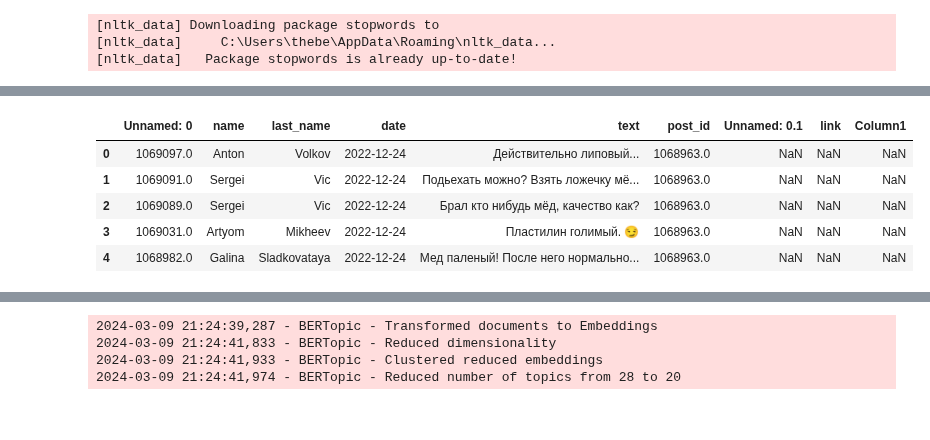
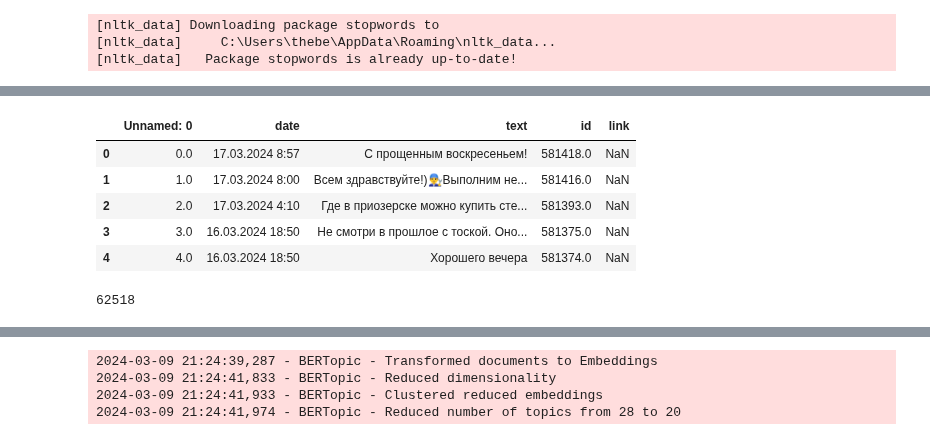
Before and after one commit to Sandrro/sloyka, a Jupyter notebook: sloyka/src/graph_with_cluster.ipynb, the cells around one changed output, grey strips where cells are left out. Drawn from its saved outputs; the diff is of its cells as text; code cells hidden in the pictures.

```diff
--- a/sloyka/src/graph_with_cluster.ipynb
+++ b/sloyka/src/graph_with_cluster.ipynb
@@ -34,22 +34,26 @@ Some weights of the model checkpoint at DeepPavlov/rubert-base-cased were not us
 # %%
-directory = "C:\\Users\\thebe\\OneDrive - ITMO UNIVERSITY\\НИРМА\\Data\\checked_all_data_raw"
+directory = "C:\\Users\\thebe\\Downloads\\Выборг, Гатчина, Приозерск и Всеволожск"
 path_list = Path(directory).glob('*.csv')
 
 df = pd.DataFrame()
 
 for path in path_list:
 
     tmp_df = pd.read_csv(path, encoding='utf-8', delimiter=';')
     df = pd.concat([df, tmp_df])
 
 df.head()
 # %% [output]
-|  | Unnamed: 0 | name | last_name | date | text | post_id | Unnamed: 0.1 | link | Column1 |
-| 0 | 1069097.0 | Anton | Volkov | 2022-12-24 | Действительно липовый... | 1068963.0 | NaN | NaN | NaN |
-| 1 | 1069091.0 | Sergei | Vic | 2022-12-24 | Подьехать можно? Взять ложечку мё... | 1068963.0 | NaN | NaN | NaN |
-| 2 | 1069089.0 | Sergei | Vic | 2022-12-24 | Брал кто нибудь мёд, качество как? | 1068963.0 | NaN | NaN | NaN |
-| 3 | 1069031.0 | Artyom | Mikheev | 2022-12-24 | Пластилин голимый. 😏 | 1068963.0 | NaN | NaN | NaN |
-| 4 | 1068982.0 | Galina | Sladkovataya | 2022-12-24 | Мед паленый! После него нормально... | 1068963.0 | NaN | NaN | NaN |
+|  | Unnamed: 0 | date | text | id | link |
+| 0 | 0.0 | 17.03.2024 8:57 | С прощенным воскресеньем! | 581418.0 | NaN |
+| 1 | 1.0 | 17.03.2024 8:00 | Всем здравствуйте!)👨‍🔧Выполним не... | 581416.0 | NaN |
+| 2 | 2.0 | 17.03.2024 4:10 | Где в приозерске можно купить сте... | 581393.0 | NaN |
+| 3 | 3.0 | 16.03.2024 18:50 | Не смотри в прошлое с тоской. Оно... | 581375.0 | NaN |
+| 4 | 4.0 | 16.03.2024 18:50 | Хорошего вечера | 581374.0 | NaN |
+# %%
+len(df)
+# %% [output]
+62518
 # %%
 geocoded_df = g.run(df, 'text')
 len(geocoded_df)
```
Also changed, not shown: parts of 11 cells of this notebook, 1 other file.
